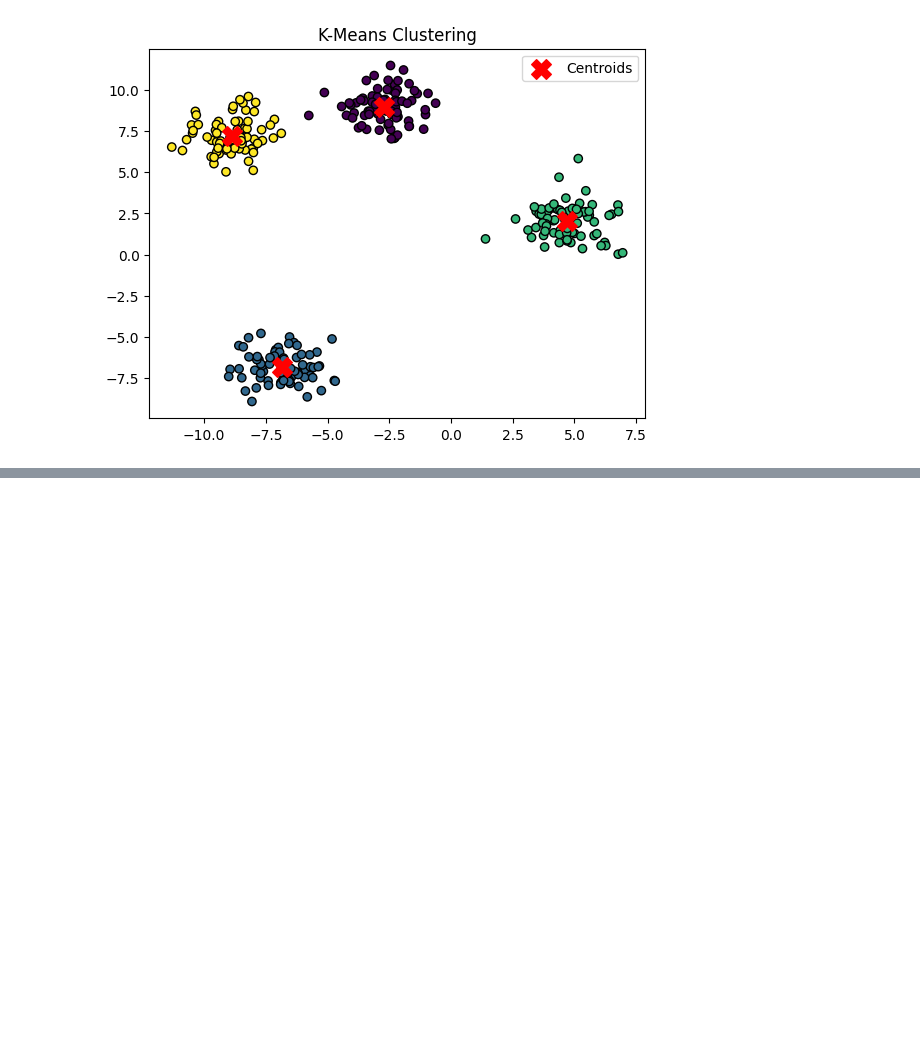
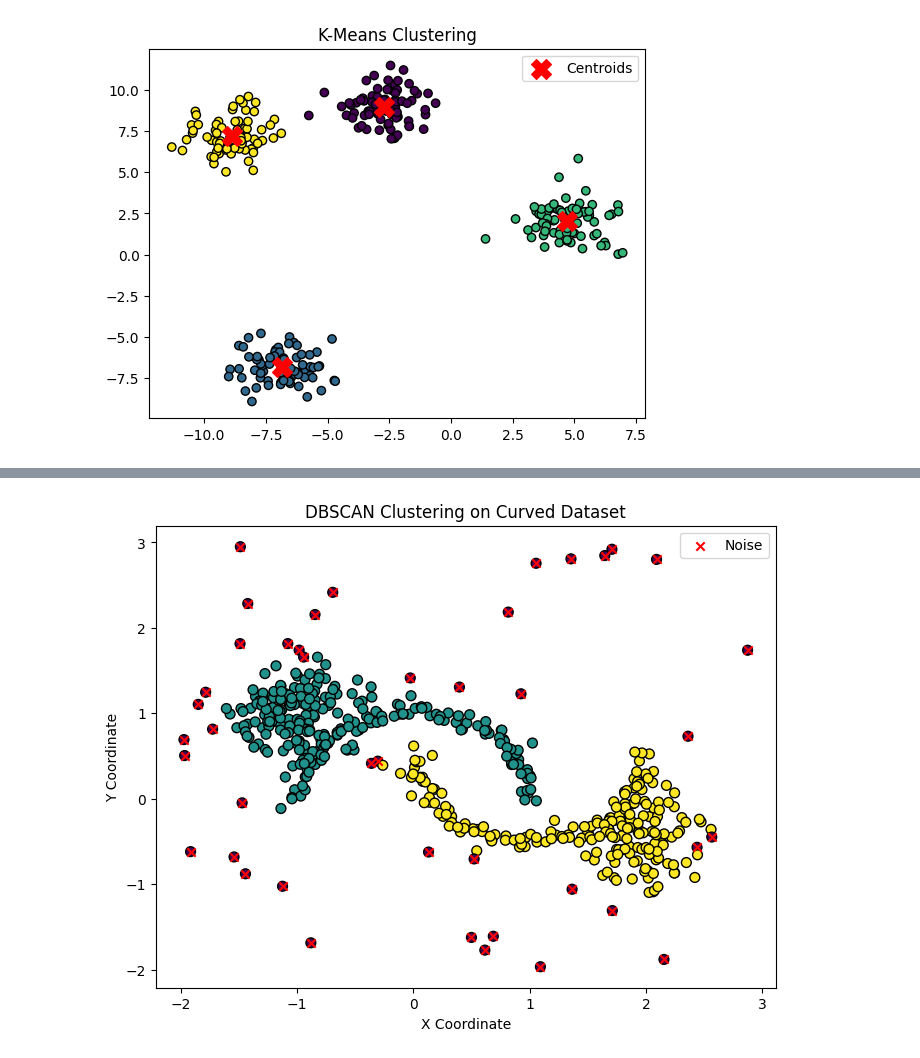
Before and after one commit to Govind-kumawat2002/4to6monthdatascience, a Jupyter notebook: Machine Learning/kmeans/basic.ipynb, the cells around one changed output, grey strips where cells are left out. Cells and saved outputs as stored; diff of their text form; code cells hidden in the pictures; blank space fills up the shorter version.

```diff
--- a/Machine Learning/kmeans/basic.ipynb
+++ b/Machine Learning/kmeans/basic.ipynb
@@ -110,0 +172,39 @@ x =pd.DataFrame(x)
+# %%
+import numpy as np
+import matplotlib.pyplot as plt
+from sklearn.cluster import DBSCAN
+from sklearn.datasets import make_moons, make_blobs
+
+# Generate crescent (moon-shaped) data
+X1, _ = make_moons(n_samples=200, noise=0.05, random_state=42)
+
+# Generate some circular blobs
+X2, _ = make_blobs(n_samples=150, centers=[(-1, 1)], cluster_std=0.3, random_state=42)
+X3, _ = make_blobs(n_samples=100, centers=[(2, -0.5)], cluster_std=0.3, random_state=42)
+
+# Add some random noise points
+X_noise = np.random.uniform(low=-2, high=3, size=(50, 2))
+
+# Combine all datasets
+X = np.vstack((X1, X2, X3, X_noise))
+
+# Apply DBSCAN
+dbscan = DBSCAN(eps=0.2, min_samples=5)
+labels = dbscan.fit_predict(X)
+
+# Plot clusters
+plt.figure(figsize=(8, 6))
+plt.scatter(X[:, 0], X[:, 1], c=labels, cmap='viridis', edgecolors='k', s=50)
+plt.xlabel("X Coordinate")
+plt.ylabel("Y Coordinate")
+plt.title("DBSCAN Clustering on Curved Dataset")
+
+# Highlight noise points (labeled as -1)
+noise_points = X[labels == -1]
+if len(noise_points) > 0:
+    plt.scatter(noise_points[:, 0], noise_points[:, 1], c='red', marker='x', label='Noise')
+
+plt.legend()
+plt.show()
+# %% [output]
+[figure, added]
```
Also changed, not shown: parts of 2 cells of this notebook.
